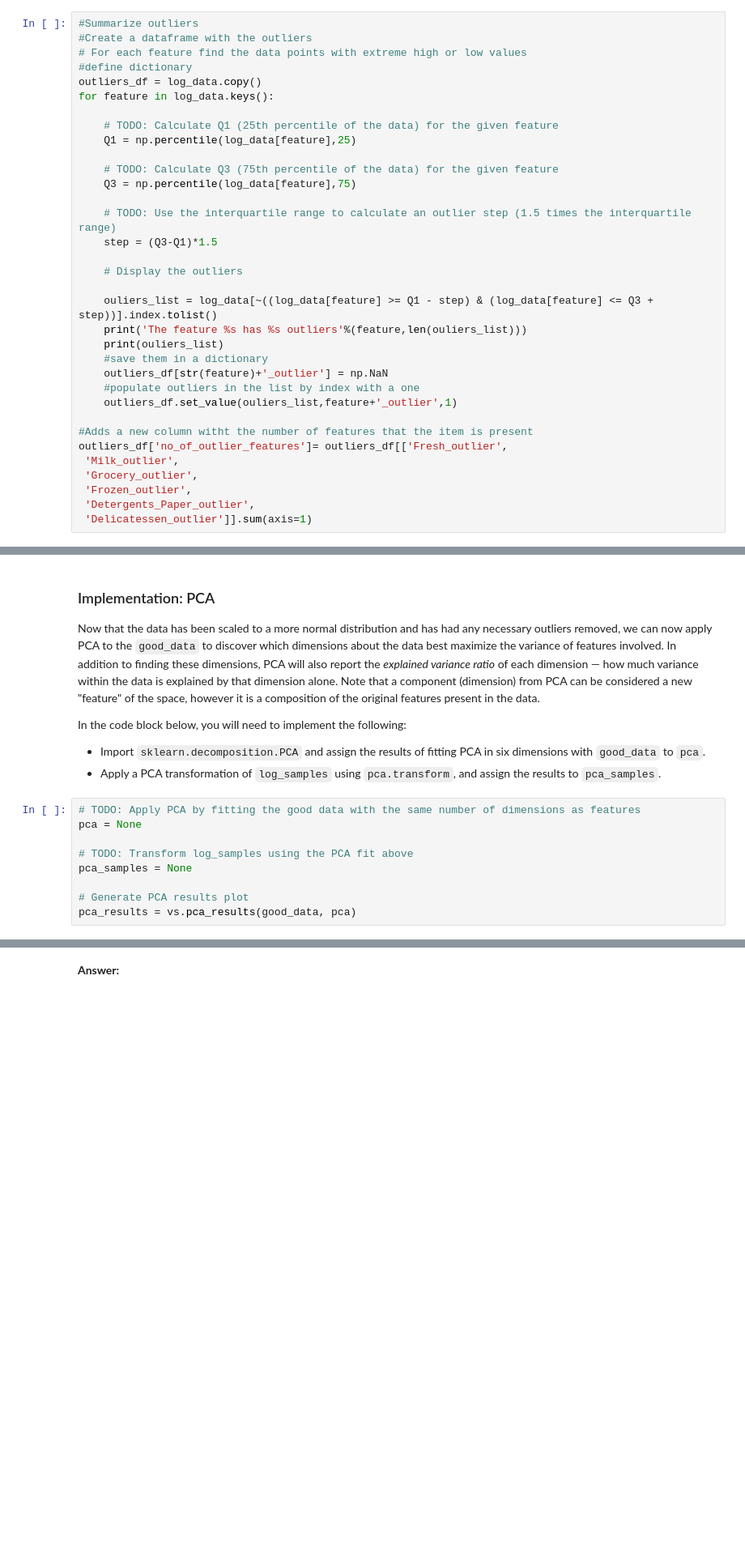
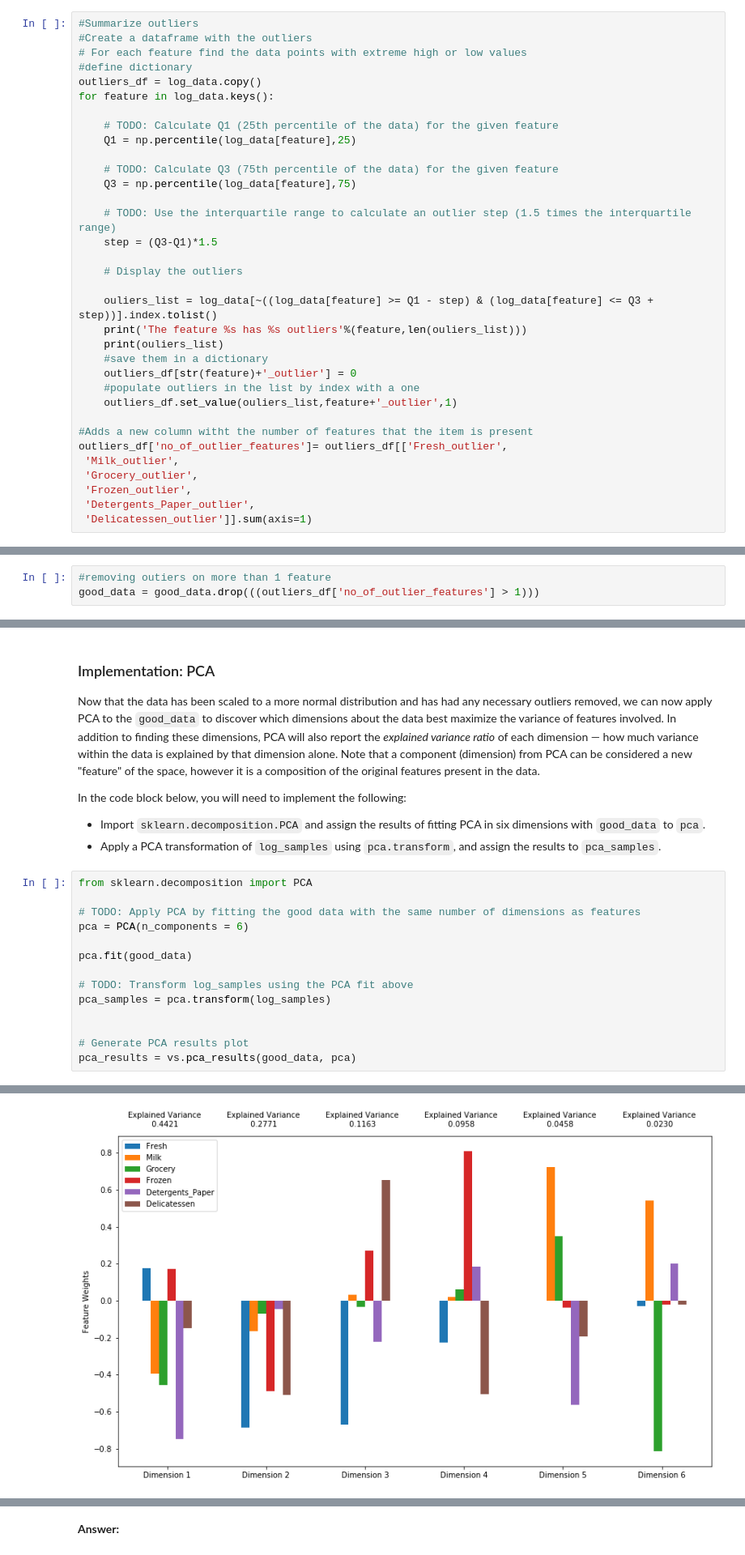
Before and after one commit to roolvp/ml-projects, a Jupyter notebook: customer_segments/customer_segments.ipynb, the cells around one changed output, grey strips where cells are left out. Shown: that part at 81% size. Cells and saved outputs as stored; diff of their text form; blank space fills up the shorter version.

Commit message:
Removes outliers and performs PCA

```diff
--- a/customer_segments/customer_segments.ipynb
+++ b/customer_segments/customer_segments.ipynb
@@ -421,7 +421,7 @@ for feature in log_data.keys():
     print('The feature %s has %s outliers'%(feature,len(ouliers_list)))
     print(ouliers_list)
     #save them in a dictionary
-    outliers_df[str(feature)+'_outlier'] = np.NaN
+    outliers_df[str(feature)+'_outlier'] = 0
     #populate outliers in the list by index with a one
     outliers_df.set_value(ouliers_list,feature+'_outlier',1)
 
@@ -478,0 +458,3 @@ outliers_df
+# %%
+#removing outiers on more than 1 feature
+good_data = good_data.drop(((outliers_df['no_of_outlier_features'] > 1)))
@@ -488,11 +473,16 @@ In the code block below, you will need to implement the following:
  - Import `sklearn.decomposition.PCA` and assign the results of fitting PCA in six dimensions with `good_data` to `pca`.
  - Apply a PCA transformation of `log_samples` using `pca.transform`, and assign the results to `pca_samples`.
 # %%
+from sklearn.decomposition import PCA
+
 # TODO: Apply PCA by fitting the good data with the same number of dimensions as features
-pca = None
+pca = PCA(n_components = 6)
+
+pca.fit(good_data)
 
 # TODO: Transform log_samples using the PCA fit above
-pca_samples = None
+pca_samples = pca.transform(log_samples)
+
 
 # Generate PCA results plot
 pca_results = vs.pca_results(good_data, pca)
@@ -500,0 +490 @@ AttributeError: 'NoneType' object has no attribute 'components_'
+[figure, added]
```
Also changed, not shown: parts of 9 cells of this notebook.
